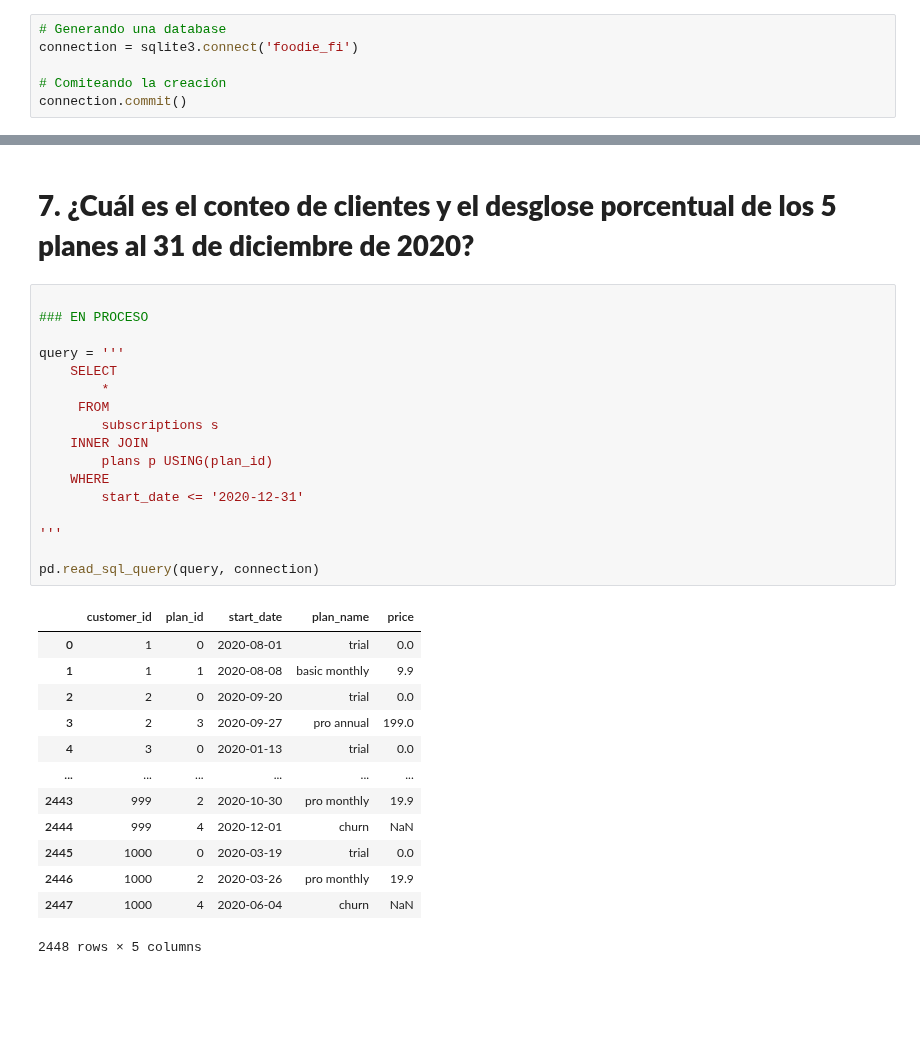
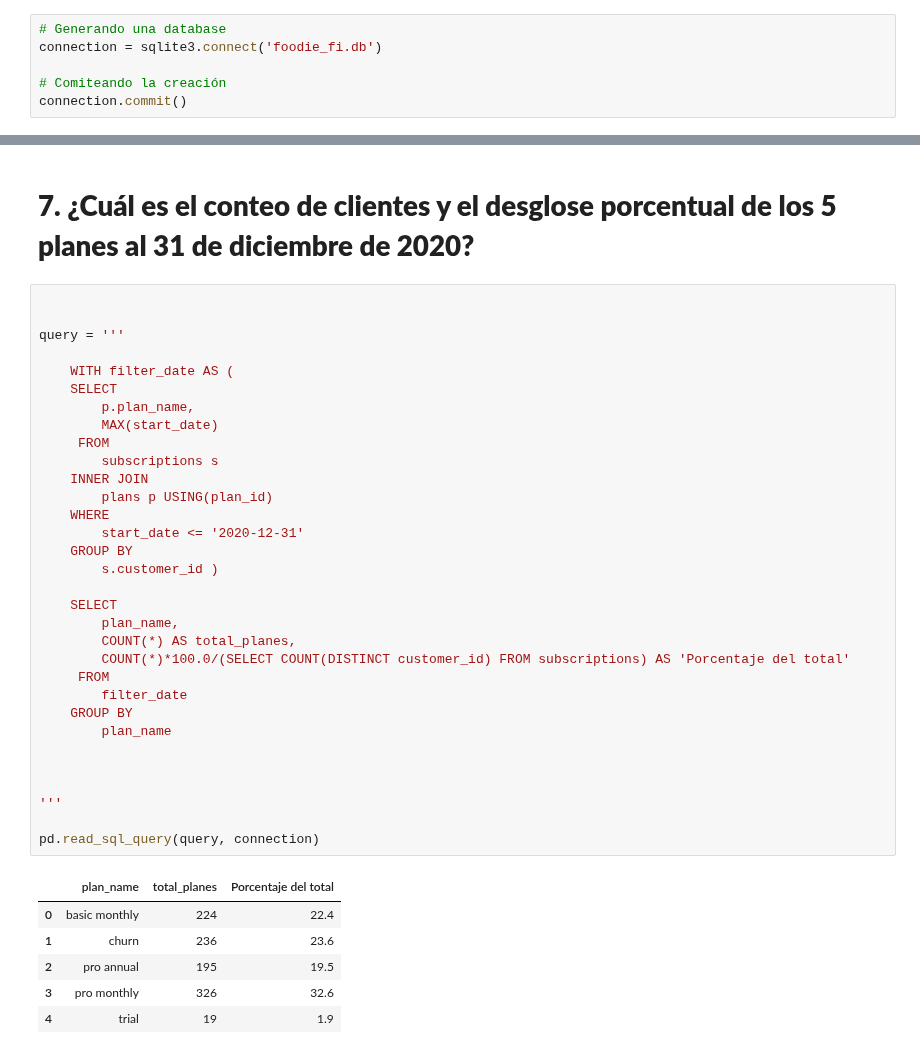
Before and after one commit to LLAES07/SQL_DESAFIO, a Jupyter notebook: Caso_3/Caso_3.ipynb, the cells around one changed output, grey strips where cells are left out. Drawn from its saved outputs; the diff is of its cells as text; blank space fills up the shorter version.

```diff
--- a/Caso_3/Caso_3.ipynb
+++ b/Caso_3/Caso_3.ipynb
@@ -6,7 +6,7 @@ import sqlite3
 # **GENERANDO LA BASE DE DATOS Y TABLAS**
 # %%
 # Generando una database
-connection = sqlite3.connect('foodie_fi')
+connection = sqlite3.connect('foodie_fi.db')
 
 # Comiteando la creación
 connection.commit()
@@ -3006,32 +3019,40 @@ pd.read_sql_query(query, connection)
 # **7. ¿Cuál es el conteo de clientes y el desglose porcentual de los 5 planes al 31 de diciembre de 2020?**
 # %%
 
-### EN PROCESO
 
 query = '''
+
+    WITH filter_date AS (
     SELECT
-        *
+        p.plan_name,
+        MAX(start_date)
      FROM
         subscriptions s
     INNER JOIN
         plans p USING(plan_id)
     WHERE
         start_date <= '2020-12-31'
+    GROUP BY
+        s.customer_id )
+
+    SELECT
+        plan_name,
+        COUNT(*) AS total_planes,
+        COUNT(*)*100.0/(SELECT COUNT(DISTINCT customer_id) FROM subscriptions) AS 'Porcentaje del total'
+     FROM
+        filter_date
+    GROUP BY
+        plan_name
+
+
 
 '''
 
 pd.read_sql_query(query, connection)
 # %% [output]
-|  | customer_id | plan_id | start_date | plan_name | price |
-| 0 | 1 | 0 | 2020-08-01 | trial | 0.0 |
-| 1 | 1 | 1 | 2020-08-08 | basic monthly | 9.9 |
-| 2 | 2 | 0 | 2020-09-20 | trial | 0.0 |
-| 3 | 2 | 3 | 2020-09-27 | pro annual | 199.0 |
-| 4 | 3 | 0 | 2020-01-13 | trial | 0.0 |
-| ... | ... | ... | ... | ... | ... |
-| 2443 | 999 | 2 | 2020-10-30 | pro monthly | 19.9 |
-| 2444 | 999 | 4 | 2020-12-01 | churn | NaN |
-| 2445 | 1000 | 0 | 2020-03-19 | trial | 0.0 |
-| 2446 | 1000 | 2 | 2020-03-26 | pro monthly | 19.9 |
-| 2447 | 1000 | 4 | 2020-06-04 | churn | NaN |
+|  | plan_name | total_planes | Porcentaje del total |
+| 0 | basic monthly | 224 | 22.4 |
+| 1 | churn | 236 | 23.6 |
+| 2 | pro annual | 195 | 19.5 |
+| 3 | pro monthly | 326 | 32.6 |
+| 4 | trial | 19 | 1.9 |
-2448 rows × 5 columns
```
Also changed, not shown: parts of 11 cells of this notebook, 1 other file.
